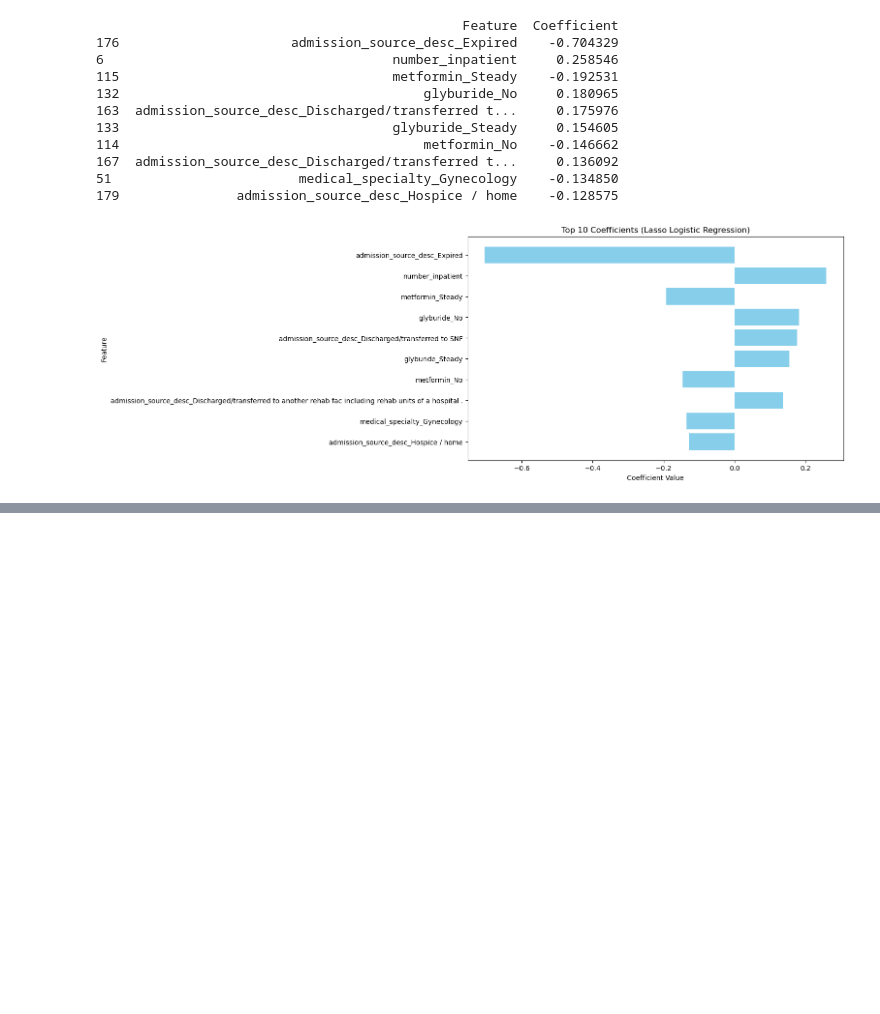
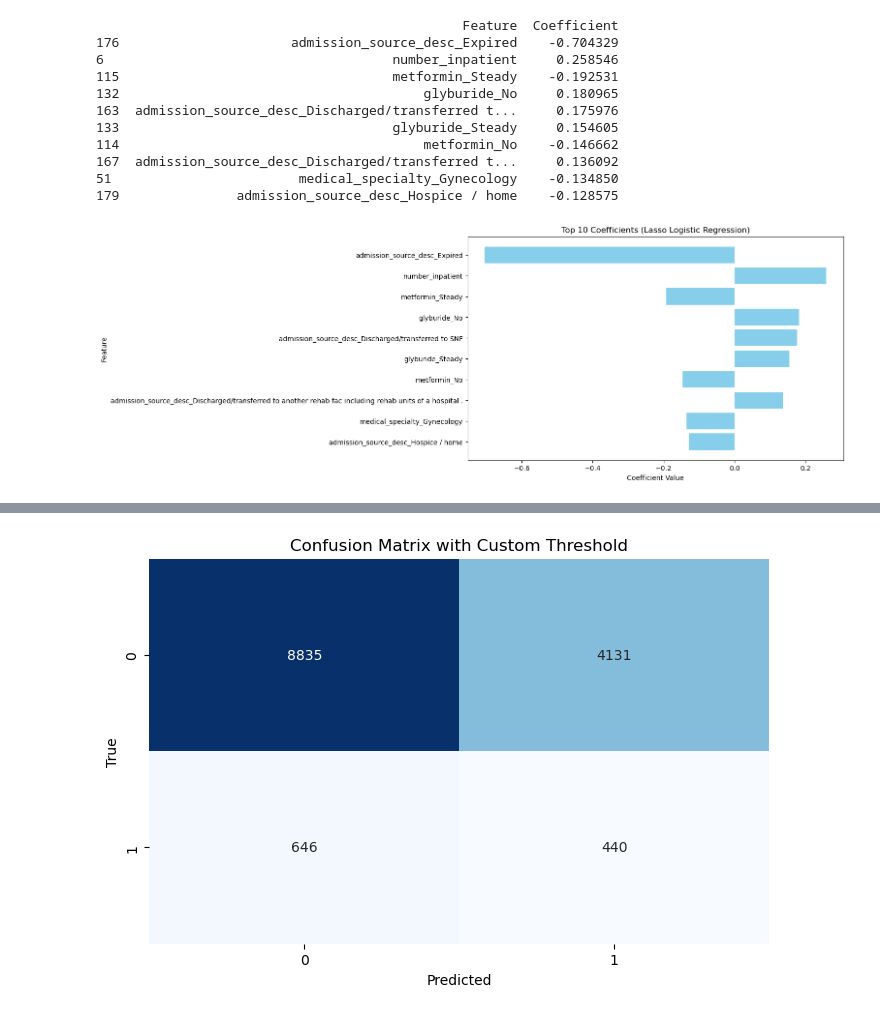
Before and after one commit to Mr-Chang95/Hospital-Readmittance-Classification, a Jupyter notebook: CaseStudy.ipynb, the cells around one changed output, grey strips where cells are left out. Drawn from its saved outputs; the diff is of its cells as text; code cells hidden in the pictures; blank space fills up the shorter version.

```diff
--- a/CaseStudy.ipynb
+++ b/CaseStudy.ipynb
@@ -828,0 +896,68 @@ plt.show()
+# %%
+# Create the LassoCV model with CV alpha selection
+alphas = np.logspace(-2, 2, 11)
+lasso_model = LassoCV(alphas=alphas, cv=5)
+
+# Fit the LassoCV model to the resampled training data
+lasso_model.fit(X_train_resampled, y_train_resampled)
+
+# Get the best alpha value
+best_alpha = lasso_model.alpha_
+
+# Apply the same one-hot encoding to the test data
+X_test_encoded = pd.get_dummies(X_test, drop_first=True).astype(int)
+
+# Ensure the test data has the same columns as the training data
+missing_columns = set(X_train_encoded.columns) - set(X_test_encoded.columns)
+for column in missing_columns:
+    X_test_encoded[column] = 0  # Add missing columns with all zeros
+
+# Reorder columns in X_test_encoded to match X_train_encoded
+X_test_encoded = X_test_encoded[X_train_encoded.columns]
+
+# Create the Lasso logistic regression model with the best alpha value
+lasso_logistic_best = LogisticRegression(penalty='l1', solver='saga', C=1 / best_alpha, random_state=12, max_iter=10000)
+
+# Fit the model to the resampled training data
+lasso_logistic_best.fit(X_train_resampled, y_train_resampled)
+
+# Make predictions on the test set
+y_pred_prob = lasso_logistic_best.predict_proba(X_test_encoded)[:, 1]
+y_pred = (y_pred_prob >= 0.982).astype(int)  # Change threshold ***
+
+# Calculate accuracy on the test set
+test_accuracy = accuracy_score(y_test, y_pred)
+
+# Display features with non-zero coefficients
+coefficients = lasso_logistic_best.coef_
+feature_names = X_train_encoded.columns
+coef_df = pd.DataFrame({'Feature': feature_names, 'Coefficient': coefficients[0]})
+non_zero_coef_df = coef_df[coef_df['Coefficient'] != 0]
+
+print("Features with Non-Zero Coefficients:")
+print(non_zero_coef_df)
+
+print(f"Best Alpha (Lambda): {best_alpha:.4f}")
+print(f"Test Set Accuracy: {test_accuracy:.4f}")
+
+# threshold
+user_defined_threshold = 0.982
+
+# Calculate classification metrics with threshold
+y_pred_custom_threshold = (y_pred_prob >= user_defined_threshold).astype(int)
+
+classification_report_custom_threshold = classification_report(y_test, y_pred_custom_threshold)
+confusion_matrix_custom_threshold = confusion_matrix(y_test, y_pred_custom_threshold)
+
+print(f"User-Defined Threshold: {user_defined_threshold:.2f}")
+print("Classification Report with Custom Threshold:")
+print(classification_report_custom_threshold)
+
+# Plot confusion matrix with threshold
+plt.figure(figsize=(8, 5))
+sns.heatmap(confusion_matrix_custom_threshold, annot=True, fmt="d", cmap="Blues", cbar=False)
+plt.xlabel("Predicted")
+plt.ylabel("True")
+plt.title("Confusion Matrix with Custom Threshold")
+plt.show()
+# %% [output]
@@ -829,3 +981,4 @@ plt.show()
+[figure, added]
 # %%
 from sklearn.metrics import classification_report, roc_curve, roc_auc_score, confusion_matrix
 
```
Also changed, not shown: parts of 15 cells of this notebook.
